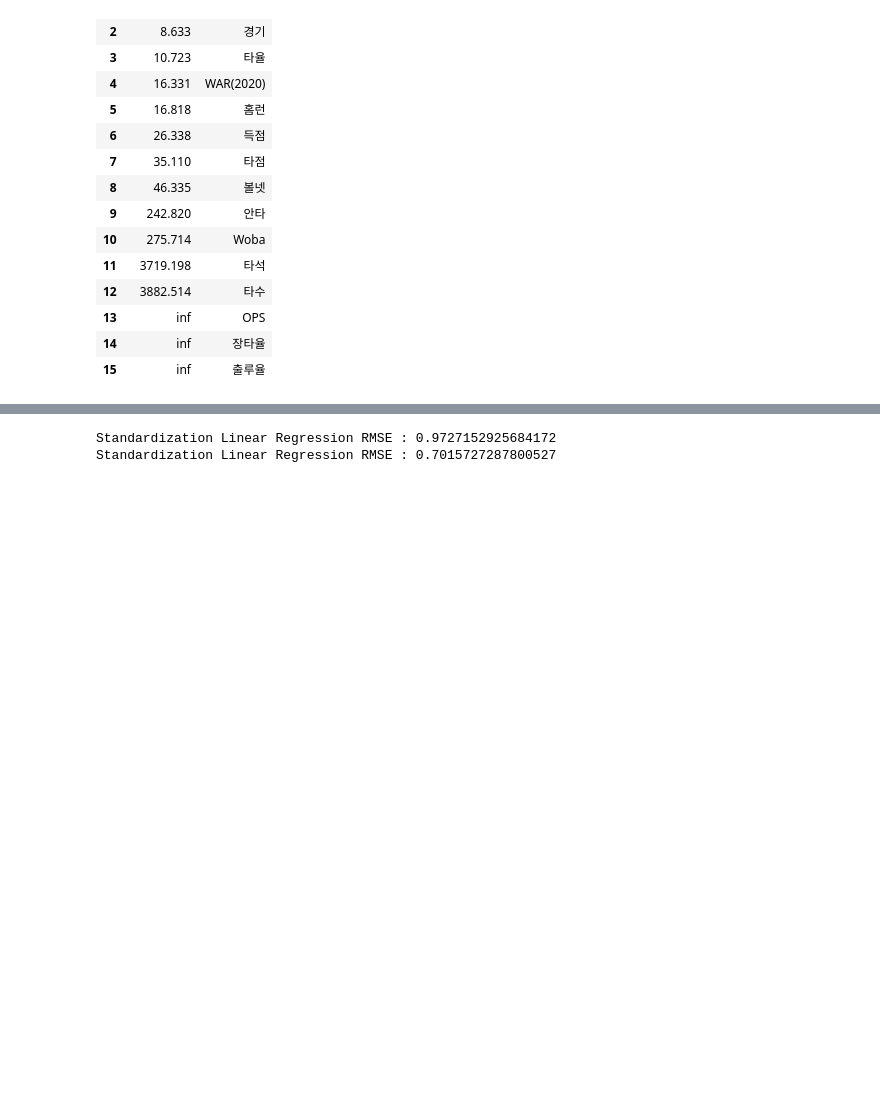
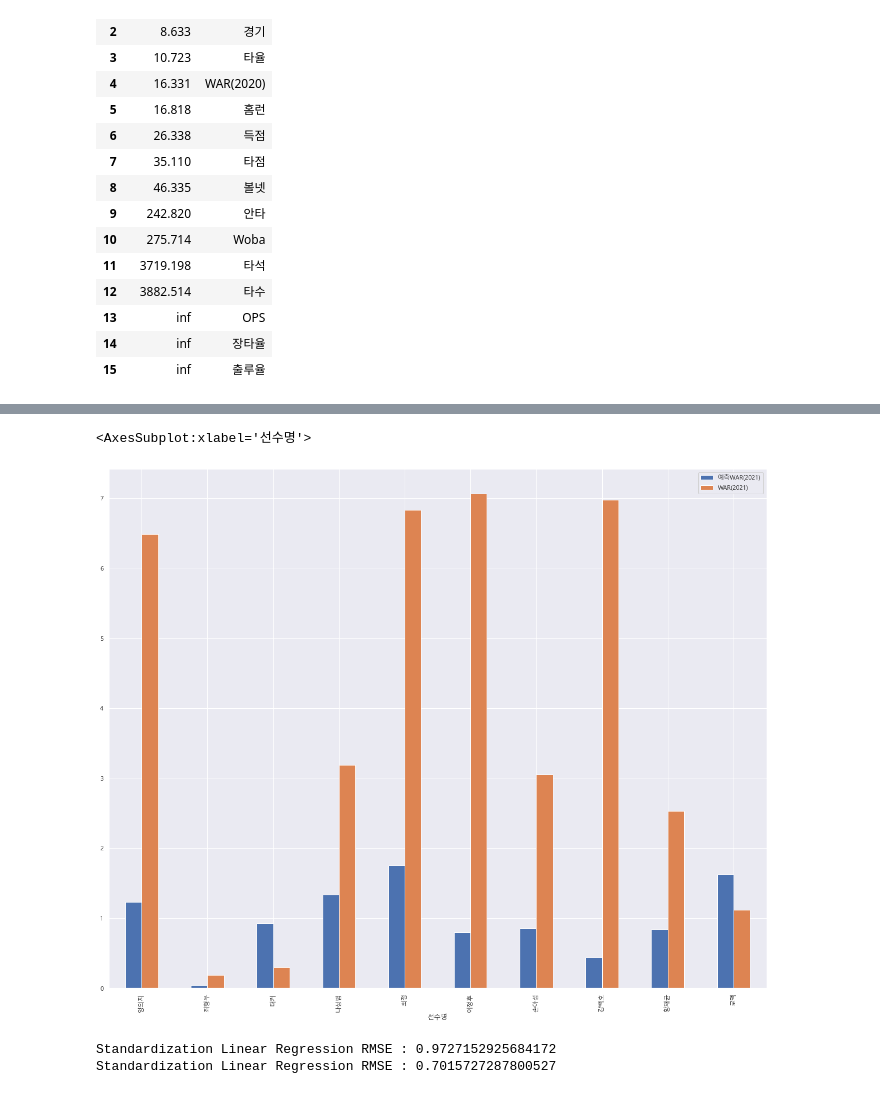
Before and after one commit to Moojun/study_ML, a Jupyter notebook: project/src/baseball_WAR_prediction.ipynb, the cells around one changed output, grey strips where cells are left out. Saved outputs shown, nothing was run; the diff lists cells and outputs as text; code cells hidden in the pictures; blank space fills up the shorter version.

```diff
--- a/project/src/baseball_WAR_prediction.ipynb
+++ b/project/src/baseball_WAR_prediction.ipynb
@@ -550,0 +550,27 @@ StandardScaler()
+# %%
+# 2021년 WAR를 예측하여 dataframe의 컬럼으로 생성
+predict2_WAR2021 = lr.predict(X2)
+baseball_df['예측WAR(2021)'] = pd.Series(predict2_WAR2021)
+# %%
+# 기존의 dataframe 다시 로드
+
+# 컬럼명 재변경
+baseball_df = baseball_df.rename(columns = {'y' : 'WAR(2021)'})
+
+c1 = baseball_df.copy()
+c1 = c1[['선수명', 'WAR(2020)', 'WAR(2021)']]
+
+c2 = baseball_df[['선수명','예측WAR(2021)']]
+
+# dataframe 최종 결과 합치기
+std_result_df = c1.copy()
+std_result_df = pd.merge(std_result_df, c2, on='선수명', how='left')
+std_result_df = std_result_df.dropna() # left join 이후 NaN 값 제거
+std_result_df.info()
+std_result_df.head(10)
+
+std_result_df = std_result_df[std_result_df['WAR(2020)'] > 0]
+std_result_df = std_result_df[std_result_df['WAR(2021)'] > 0]
+std_result_df = std_result_df[std_result_df['예측WAR(2021)'] > 0]
+std_result_df = std_result_df.dropna()
+std_result_df.info()
@@ -551,3 +611,11 @@ StandardScaler()
+# %%
+# 상위 10명의 데이터만 추려서 그래프로 관찰.
+std_result_df = std_result_df.head(10)
+std_result_df.plot(x='선수명', y=['예측WAR(2021)','WAR(2021)'],
+               kind="bar")
+# %% [output]
+<AxesSubplot:xlabel='선수명'>
+[figure, added]
 # %%
 print(f'Standardization Linear Regression RMSE : {LR_rmse}')
 print(f'Standardization Linear Regression RMSE : {standard_LR_rmse}')
```
Also changed, not shown: parts of 15 cells of this notebook.
